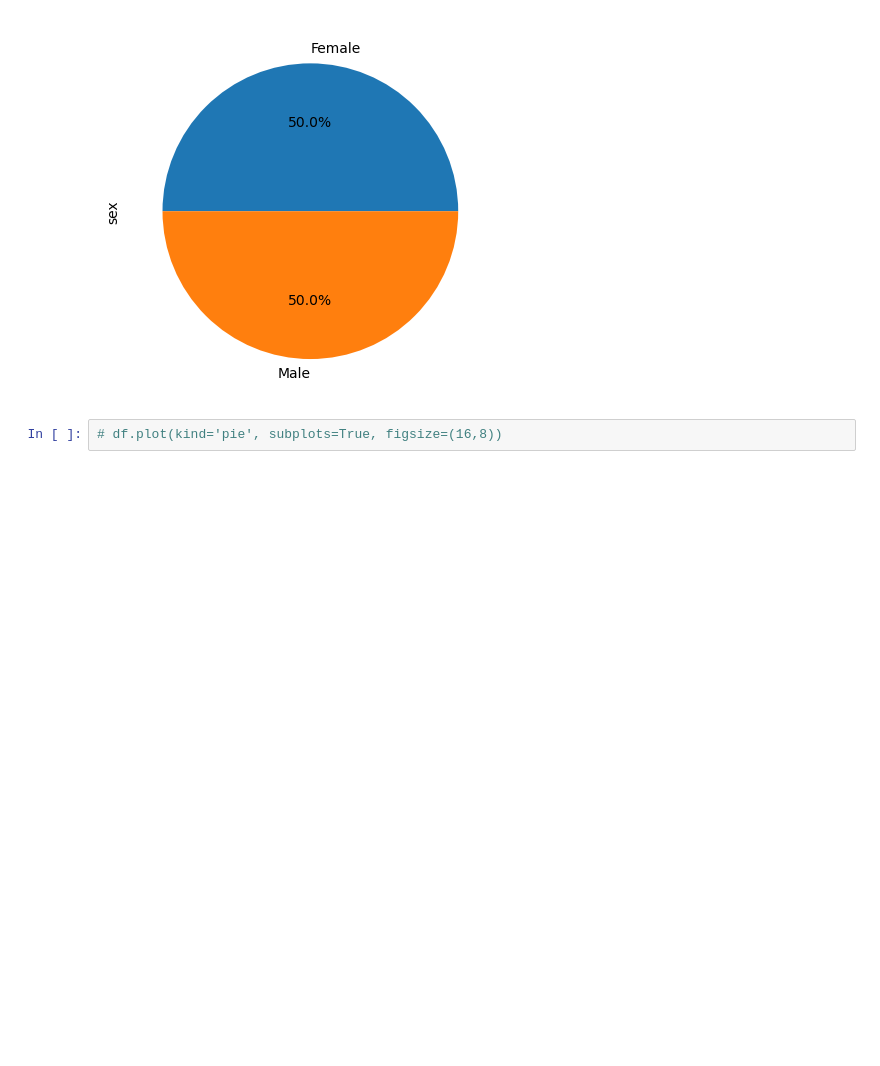
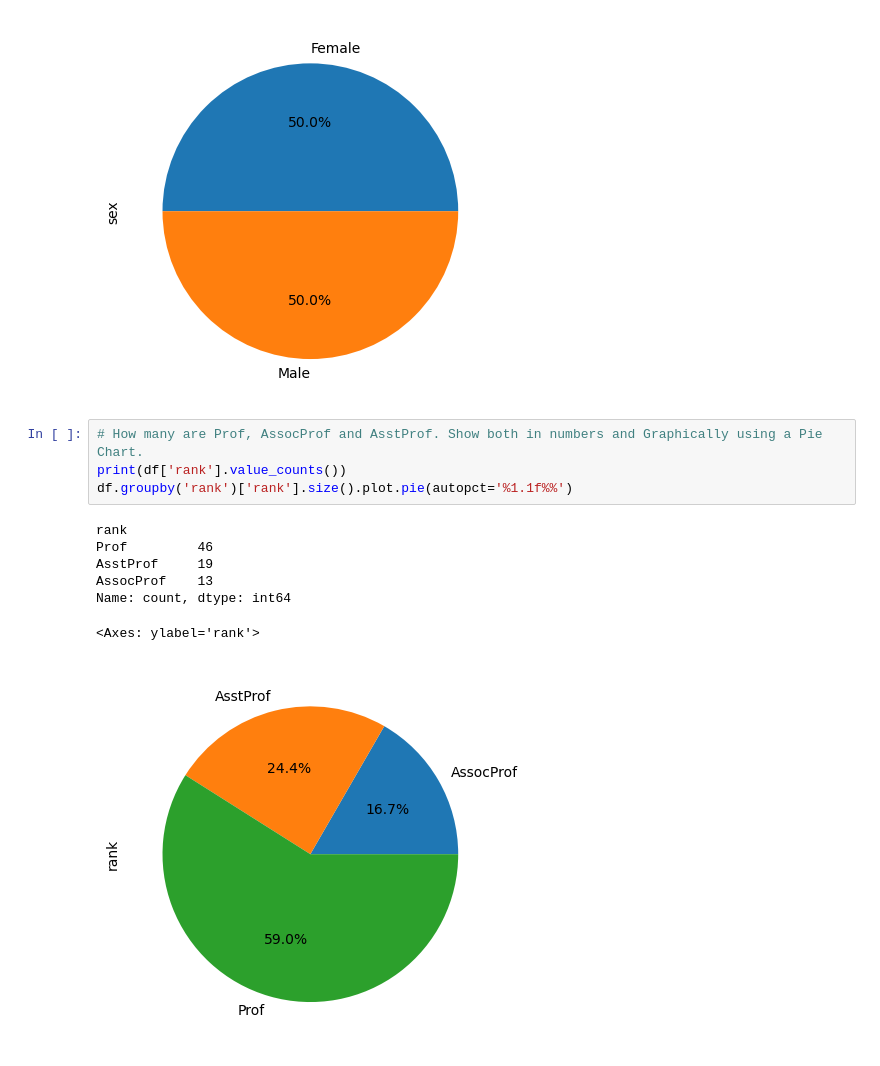
Before and after one commit to geeky-auro/TTL_CSE38, a Jupyter notebook: Assignment/Assignment-1/Assignment-4.ipynb, the cells around one changed output. Cells and saved outputs as stored; diff of their text form; blank space fills up the shorter version.

```diff
--- a/Assignment/Assignment-1/Assignment-4.ipynb
+++ b/Assignment/Assignment-1/Assignment-4.ipynb
@@ -113,5 +113,15 @@ df.groupby('sex')['sex'].size().plot.pie(autopct='%1.1f%%')
 # %% [output]
 <Axes: ylabel='sex'>
 [figure]
-# %%
-# df.plot(kind='pie', subplots=True, figsize=(16,8))
+# %%
+# How many are Prof, AssocProf and AsstProf. Show both in numbers and Graphically using a Pie Chart.
+print(df['rank'].value_counts())
+df.groupby('rank')['rank'].size().plot.pie(autopct='%1.1f%%')
+# %% [output]
+rank
+Prof         46
+AsstProf     19
+AssocProf    13
+Name: count, dtype: int64
+<Axes: ylabel='rank'>
+[figure, added]
```
